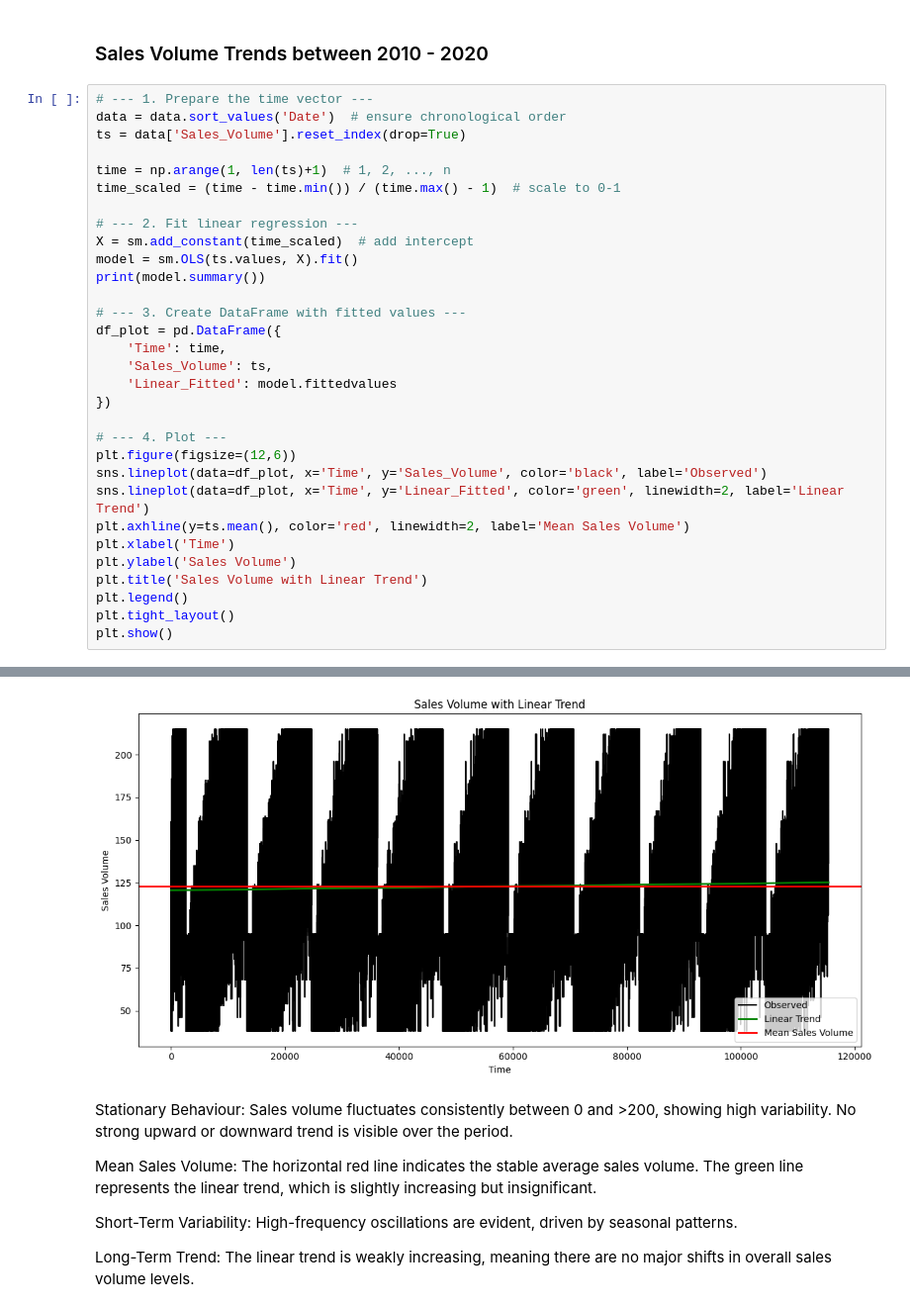
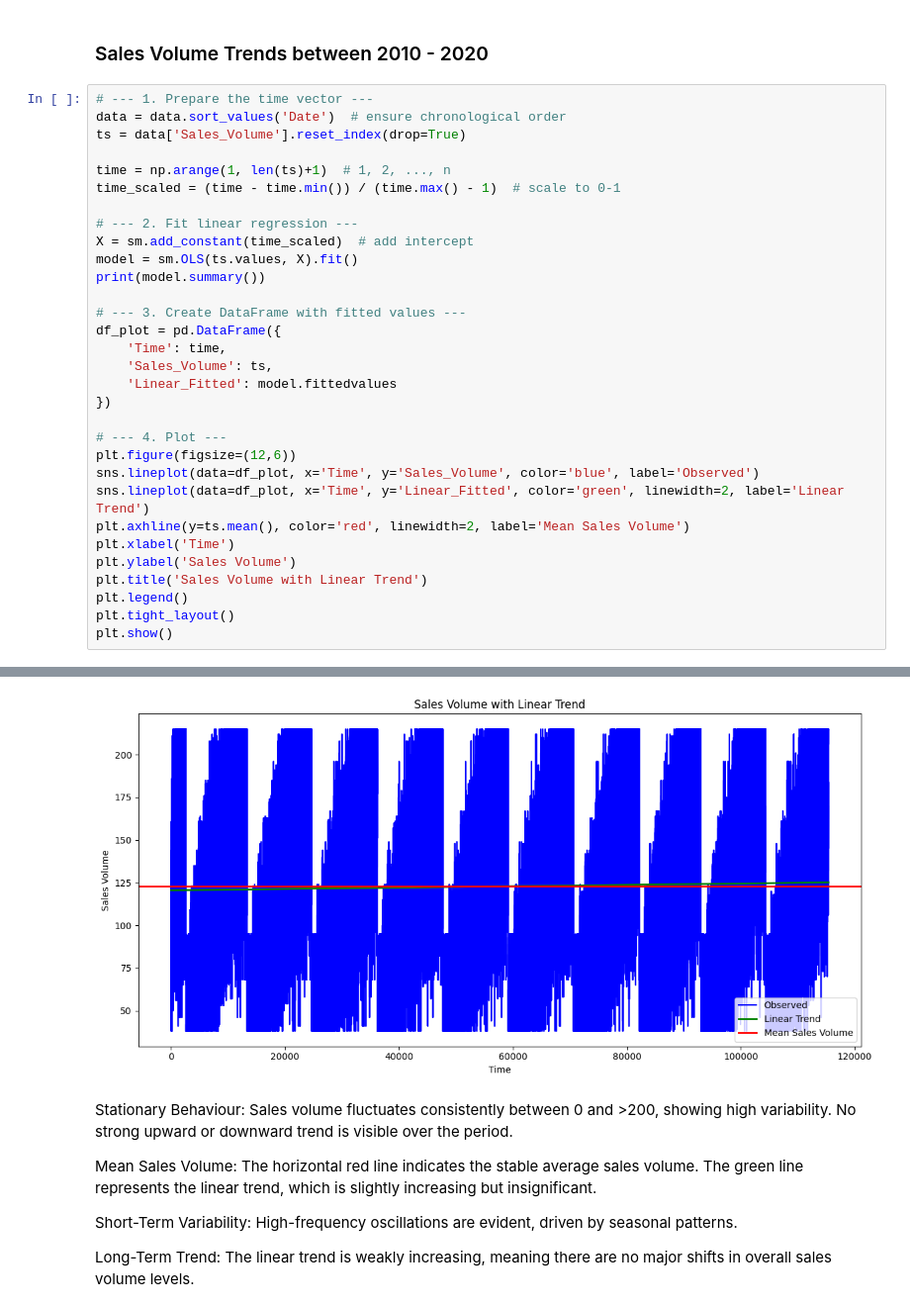
Before and after one commit to mongare70/ElectroTech-Forecasting-Data, a Jupyter notebook: EDA/eda.ipynb, the cells around one changed output, grey strips where cells are left out. Shown: that part at 99% size. Saved outputs shown, nothing was run; the diff lists cells and outputs as text.

```diff
--- a/EDA/eda.ipynb
+++ b/EDA/eda.ipynb
@@ -269,7 +270,7 @@ df_plot = pd.DataFrame({
 
 # --- 4. Plot ---
 plt.figure(figsize=(12,6))
-sns.lineplot(data=df_plot, x='Time', y='Sales_Volume', color='black', label='Observed')
+sns.lineplot(data=df_plot, x='Time', y='Sales_Volume', color='blue', label='Observed')
 sns.lineplot(data=df_plot, x='Time', y='Linear_Fitted', color='green', linewidth=2, label='Linear Trend')
 plt.axhline(y=ts.mean(), color='red', linewidth=2, label='Mean Sales Volume')
 plt.xlabel('Time')
@@ -289,14 +290,14 @@ Time:                        00:02:29   Log-Likelihood:            -6.1781e+05
 No. Observations:              115373   AIC:                         1.236e+06
 Df Residuals:                  115371   BIC:                         1.236e+06
 Df Model:                           1
 Covariance Type:            nonrobust
 ==============================================================================
 ... (9 lines left out)
 ==============================================================================
 
 Notes:
 [1] Standard Errors assume that the covariance matrix of the errors is correctly specified.
-[figure, old version]
+[figure, new version]
 # %% [markdown]
 Stationary Behaviour: Sales volume fluctuates consistently between 0 and >200, showing high variability. No strong upward or downward trend is visible over the period.
 
```
Also changed, not shown: parts of 6 cells of this notebook, 4 other files.
